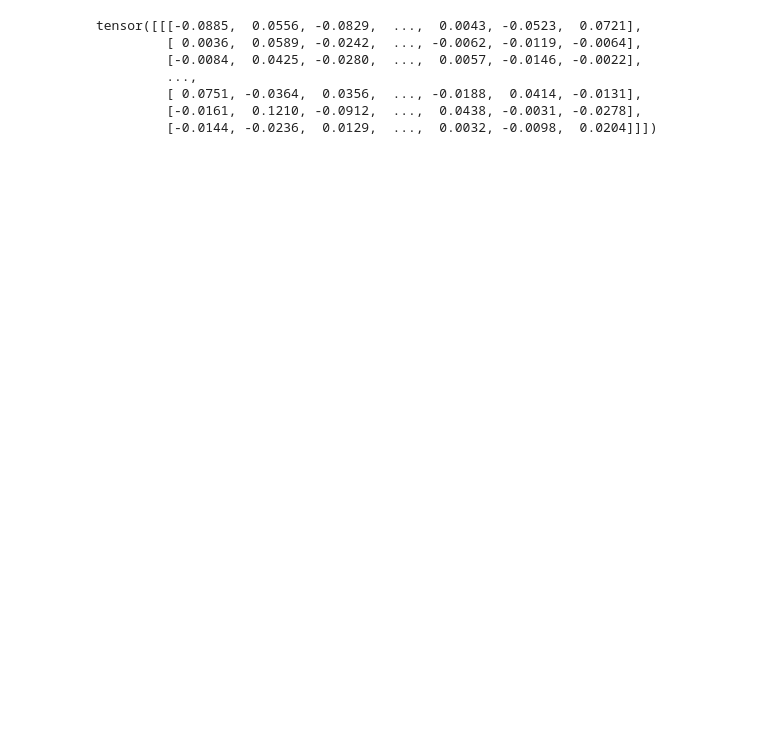
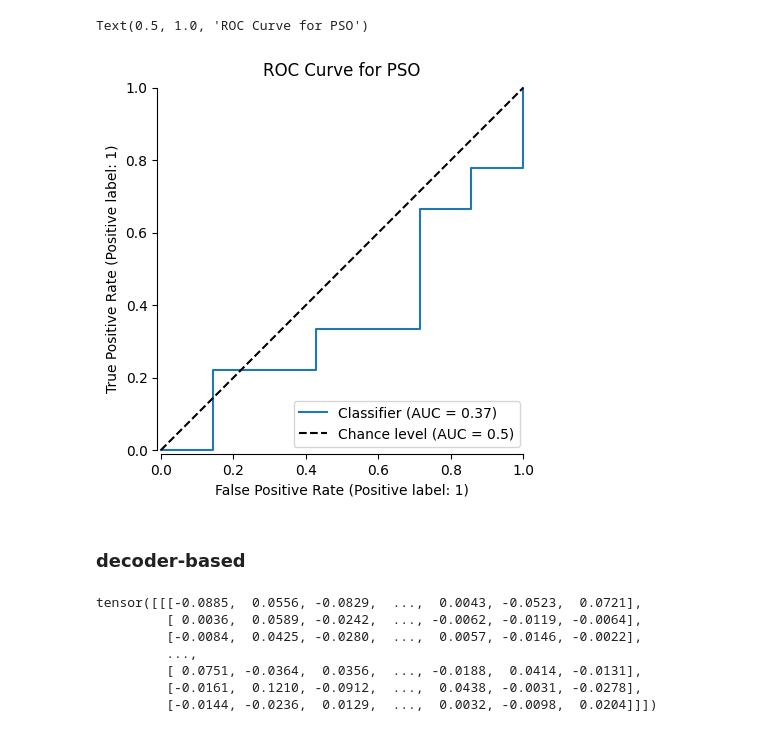
Before and after one commit to quentinblampey/zs_perturbation, a Jupyter notebook: 1.ipynb, the cells around one changed output. Drawn from its saved outputs; the diff is of its cells as text; code cells hidden in the pictures; blank space fills up the shorter version.

```diff
--- a/1.ipynb
+++ b/1.ipynb
@@ -50,3 +22,21 @@ inputs = {k: v.to(device) for k, v in inputs.items()}
+# %%
+adata_control = adata[adata.obs["disease"] == CONTROL].copy()
+adata_disease = adata[adata.obs["disease"] != CONTROL].copy()
+# %%
+healthy_centroid = zs_perturbation.encode(adata_control).mean(dim=0)
+# %%
+scores = zs_perturbation.compute_encoder_score(adata_disease, healthy_centroid)
+adata.var["encoder_scores"] = scores
+# %%
+df_res = zs_perturbation.compute_scores(adata, disease, "encoder_scores")
+# %%
+RocCurveDisplay.from_predictions(df_res["y_true"], df_res["y_score"], plot_chance_level=True, despine=True)
+plt.title(f"ROC Curve for {disease}")
+# %% [output]
+Text(0.5, 1.0, 'ROC Curve for PSO')
+[figure, added]
+# %% [markdown]
+### decoder-based
 # %%
 z_holder = {}
 
```
Also changed, not shown: parts of 15 cells of this notebook, 8 other files.
